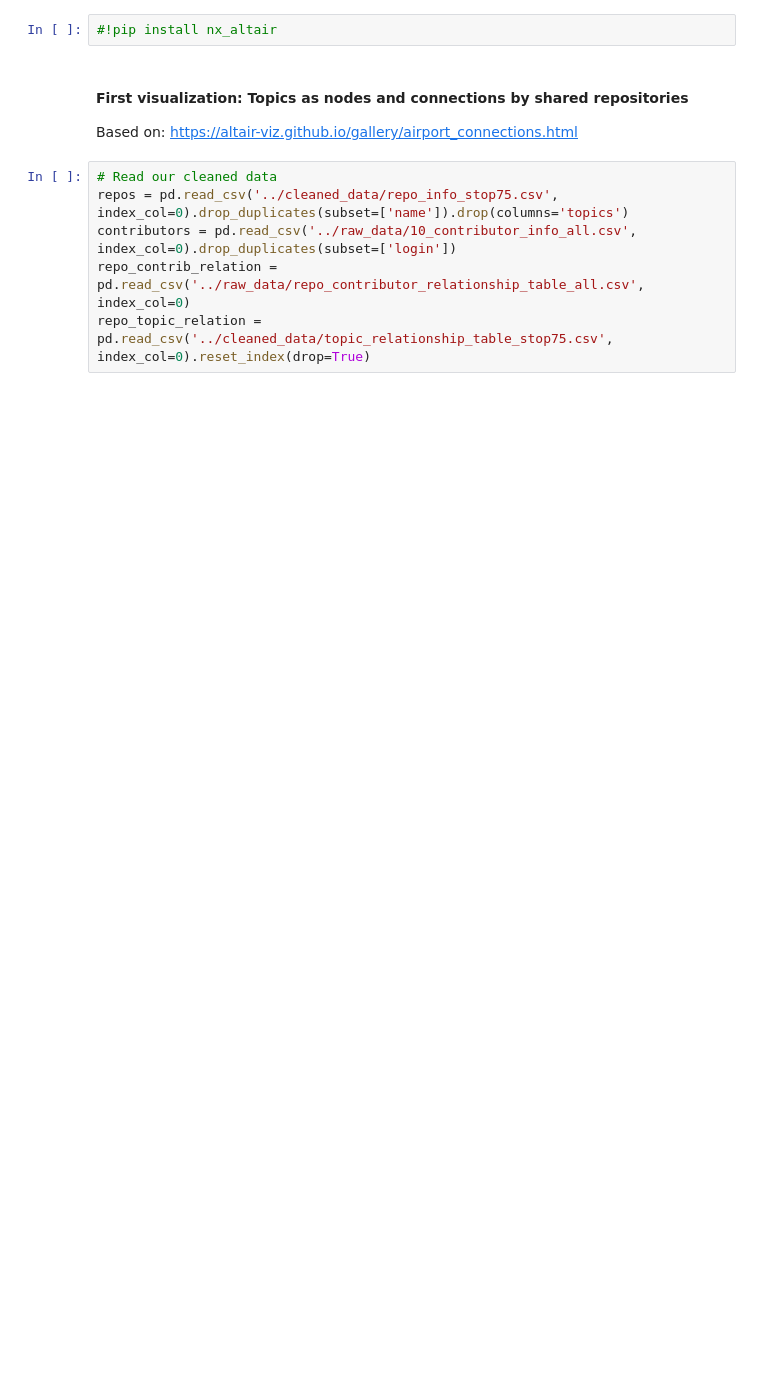
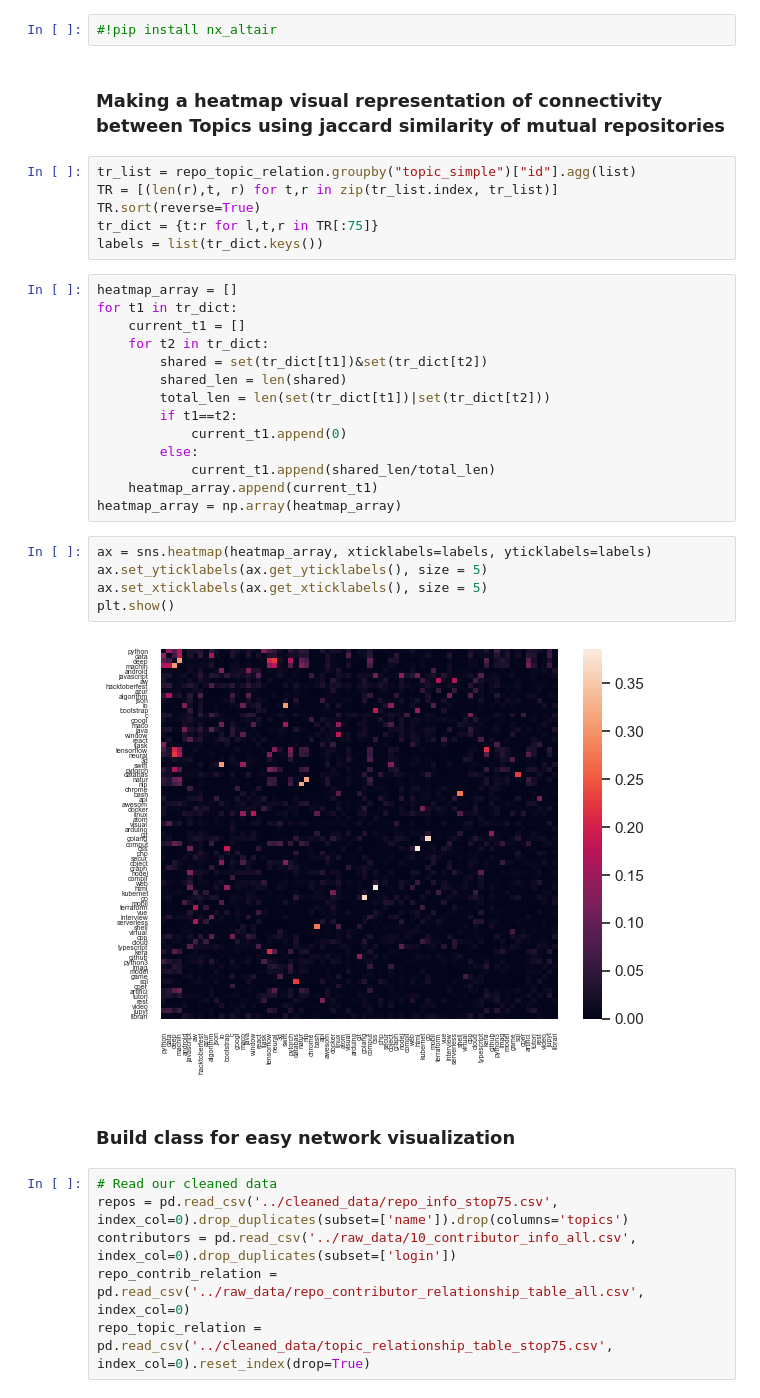
Before and after one commit to michbaum/githubGraph, a Jupyter notebook: scripts/data_visualization_network.ipynb, the cells around one changed output. Cells and saved outputs as stored; diff of their text form; blank space fills up the shorter version.

Commit message:
make heatmaps

```diff
--- a/scripts/data_visualization_network.ipynb
+++ b/scripts/data_visualization_network.ipynb
@@ -14,8 +15,36 @@ import matplotlib
 # %%
 #!pip install nx_altair
-# %% [markdown]
-#### First visualization: Topics as nodes and connections by shared repositories
-Based on: https://altair-viz.github.io/gallery/airport_connections.html
+# %% [markdown]
+### Making a heatmap visual representation of connectivity between Topics using jaccard similarity of mutual repositories
+# %%
+tr_list = repo_topic_relation.groupby("topic_simple")["id"].agg(list)
+TR = [(len(r),t, r) for t,r in zip(tr_list.index, tr_list)]
+TR.sort(reverse=True)
+tr_dict = {t:r for l,t,r in TR[:75]}
+labels = list(tr_dict.keys())
+# %%
+heatmap_array = []
+for t1 in tr_dict:
+    current_t1 = []
+    for t2 in tr_dict:
+        shared = set(tr_dict[t1])&set(tr_dict[t2])
+        shared_len = len(shared)
+        total_len = len(set(tr_dict[t1])|set(tr_dict[t2]))
+        if t1==t2:
+            current_t1.append(0)
+        else:
+            current_t1.append(shared_len/total_len)
+    heatmap_array.append(current_t1)
+heatmap_array = np.array(heatmap_array)
+# %%
+ax = sns.heatmap(heatmap_array, xticklabels=labels, yticklabels=labels)
+ax.set_yticklabels(ax.get_yticklabels(), size = 5)
+ax.set_xticklabels(ax.get_xticklabels(), size = 5)
+plt.show()
+# %% [output]
+[figure, added]
+# %% [markdown]
+### Build class for easy network visualization
 # %%
 # Read our cleaned data
 repos = pd.read_csv('../cleaned_data/repo_info_stop75.csv', index_col=0).drop_duplicates(subset=['name']).drop(columns='topics')
```
Also changed, not shown: parts of 3 cells of this notebook.
